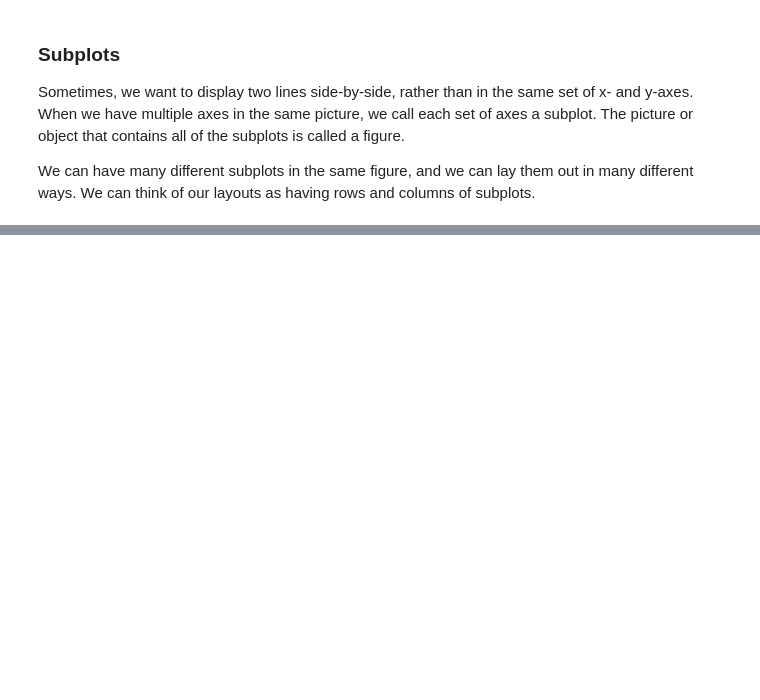
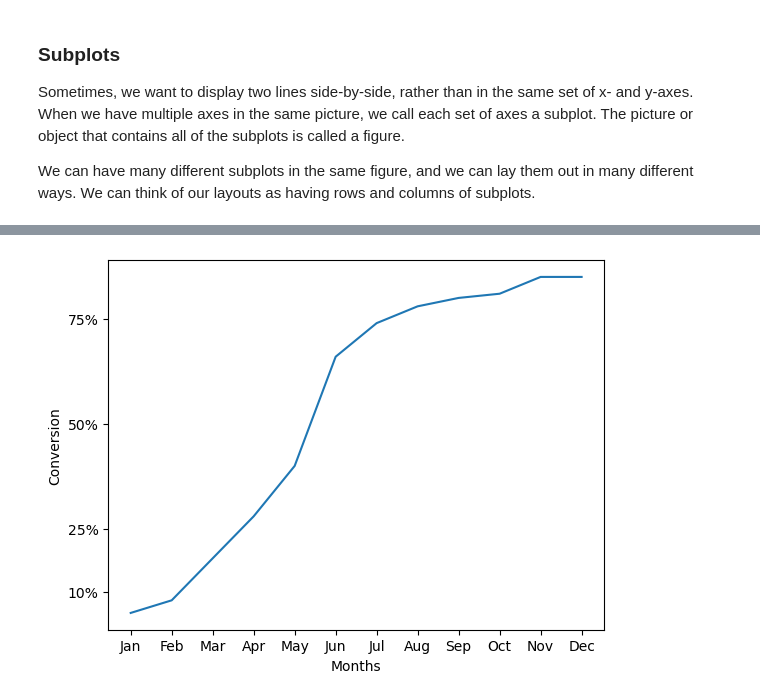
Before and after one commit to danielhardej/codecademy, a Jupyter notebook: Analyze-Financial-Data-With-Python/4-Introduction-to-Matplotlib/Line-Graphs-in-matplotlib.ipynb, the cells around one changed output, grey strips where cells are left out. Saved outputs shown, nothing was run; the diff lists cells and outputs as text; code cells hidden in the pictures; blank space fills up the shorter version.

```diff
--- a/Analyze-Financial-Data-With-Python/4-Introduction-to-Matplotlib/Line-Graphs-in-matplotlib.ipynb
+++ b/Analyze-Financial-Data-With-Python/4-Introduction-to-Matplotlib/Line-Graphs-in-matplotlib.ipynb
@@ -92,0 +159,19 @@ We can have many different subplots in the same figure, and we can lay them out
+# %%
+month_names = ["Jan", "Feb", "Mar", "Apr", "May", "Jun", "Jul", "Aug", "Sep","Oct", "Nov", "Dec"]
+
+months = range(12)
+conversion = [0.05, 0.08, 0.18, 0.28, 0.4, 0.66, 0.74, 0.78, 0.8, 0.81, 0.85, 0.85]
+
+plt.xlabel("Months")
+plt.ylabel("Conversion")
+ax = plt.subplot()
+plt.plot(months, conversion)
+
+# Your work here
+ax.set_xticks(months)
+ax.set_xticklabels(month_names)
+ax.set_yticks([0.10, 0.25, 0.5, 0.75])
+ax.set_yticklabels(['10%', '25%', '50%', '75%'])
+plt.show()
+# %% [output]
+[figure, added]
```
Also changed, not shown: parts of 10 cells of this notebook.
